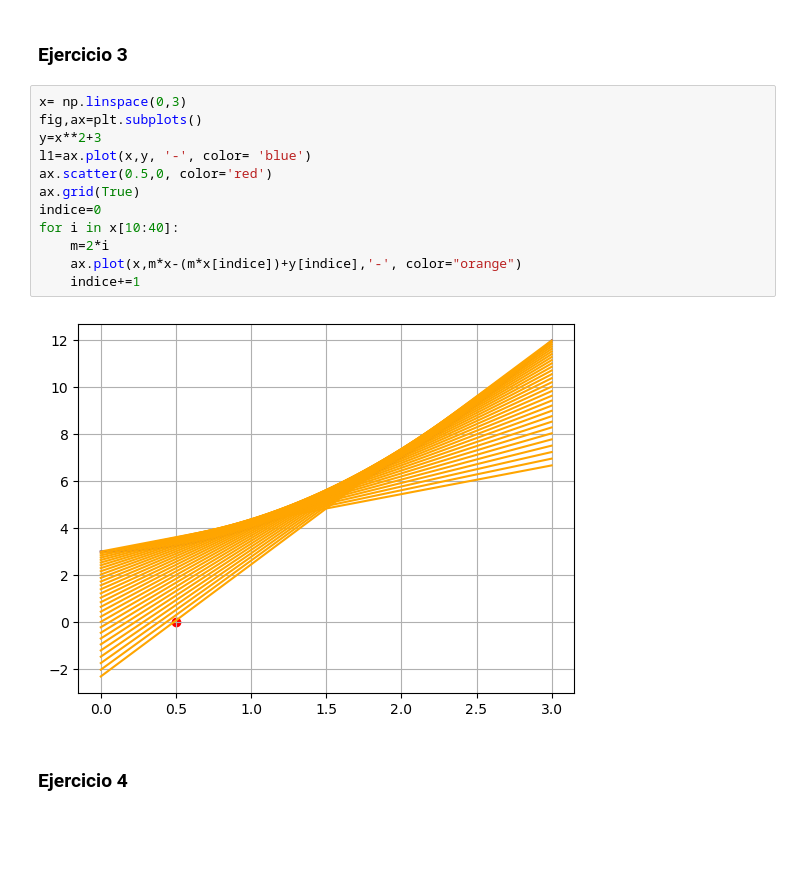
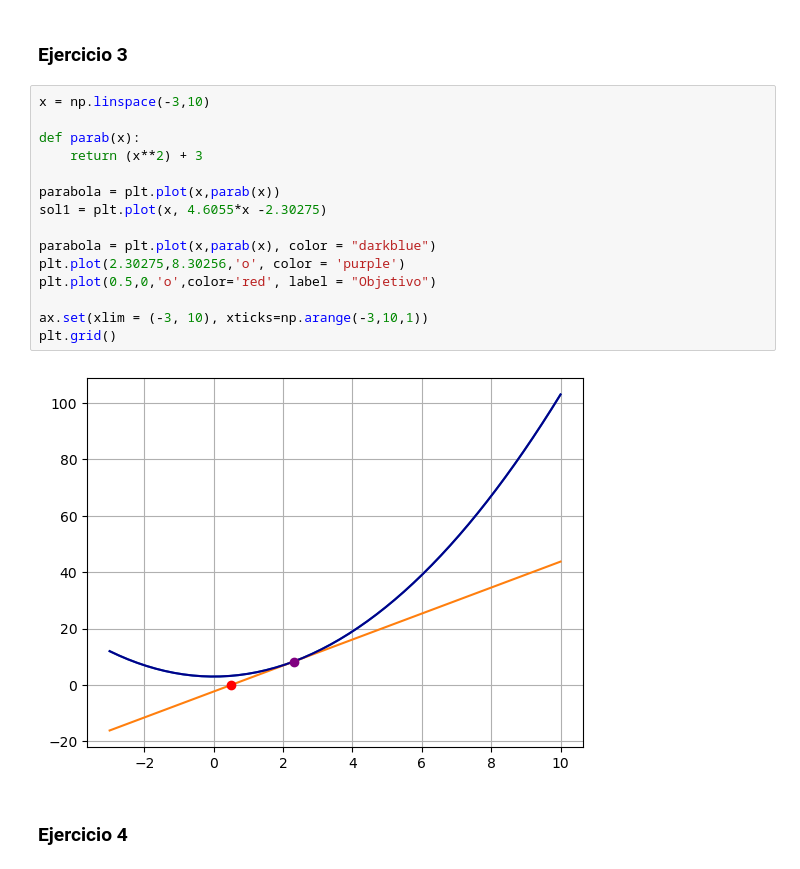
Before and after one commit to Jobsih/pythonMatematicasYEstadistica, a Jupyter notebook: Ejercicios Tres.ipynb, the cells around one changed output. Saved outputs shown, nothing was run; the diff lists cells and outputs as text; blank space fills up the shorter version.

```diff
--- a/Ejercicios Tres.ipynb
+++ b/Ejercicios Tres.ipynb
@@ -73,20 +71,23 @@ l2=ax.plot(x,tan , 'r--')
 [figure]
 # %% [markdown]
 ### Ejercicio 3
-# %%
-x= np.linspace(0,3)
-fig,ax=plt.subplots()
-y=x**2+3
-l1=ax.plot(x,y, '-', color= 'blue')
-ax.scatter(0.5,0, color='red')
-ax.grid(True)
-indice=0
-for i in x[10:40]:
-    m=2*i
-    ax.plot(x,m*x-(m*x[indice])+y[indice],'-', color="orange")
-    indice+=1
-# %% [output]
-[figure, removed]
+# %%
+x = np.linspace(-3,10)
+
+def parab(x):
+    return (x**2) + 3
+
+parabola = plt.plot(x,parab(x))
+sol1 = plt.plot(x, 4.6055*x -2.30275)
+
+parabola = plt.plot(x,parab(x), color = "darkblue")
+plt.plot(2.30275,8.30256,'o', color = 'purple')
+plt.plot(0.5,0,'o',color='red', label = "Objetivo")
+
+ax.set(xlim = (-3, 10), xticks=np.arange(-3,10,1))
+plt.grid()
+# %% [output]
+[figure, added]
 # %% [markdown]
 ### Ejercicio 4
 # %%
```
Also changed, not shown: parts of 4 cells of this notebook, 5 other files.
